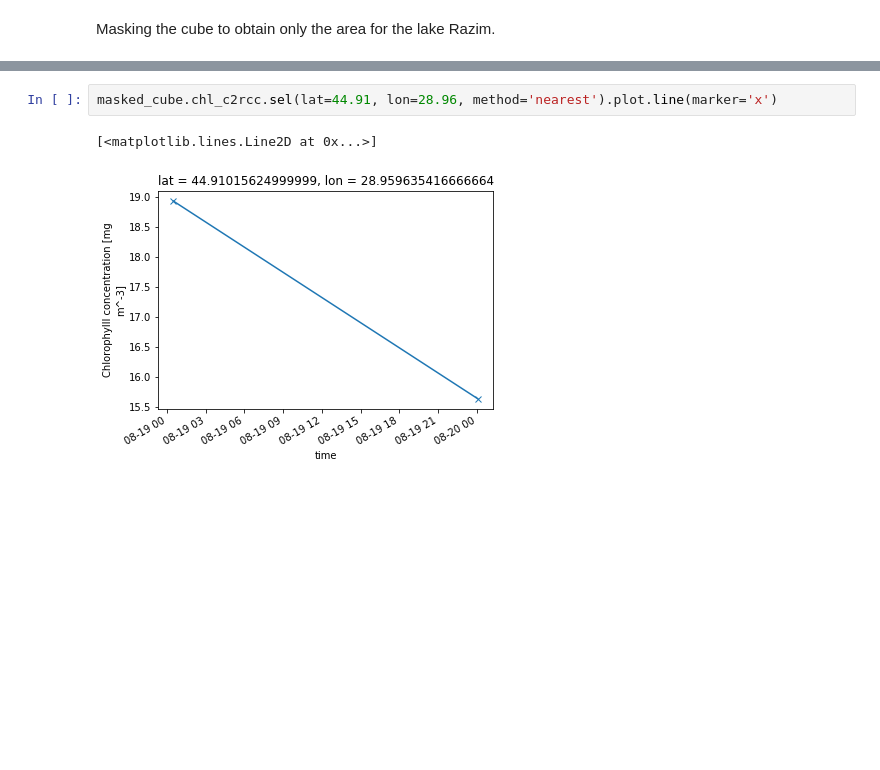
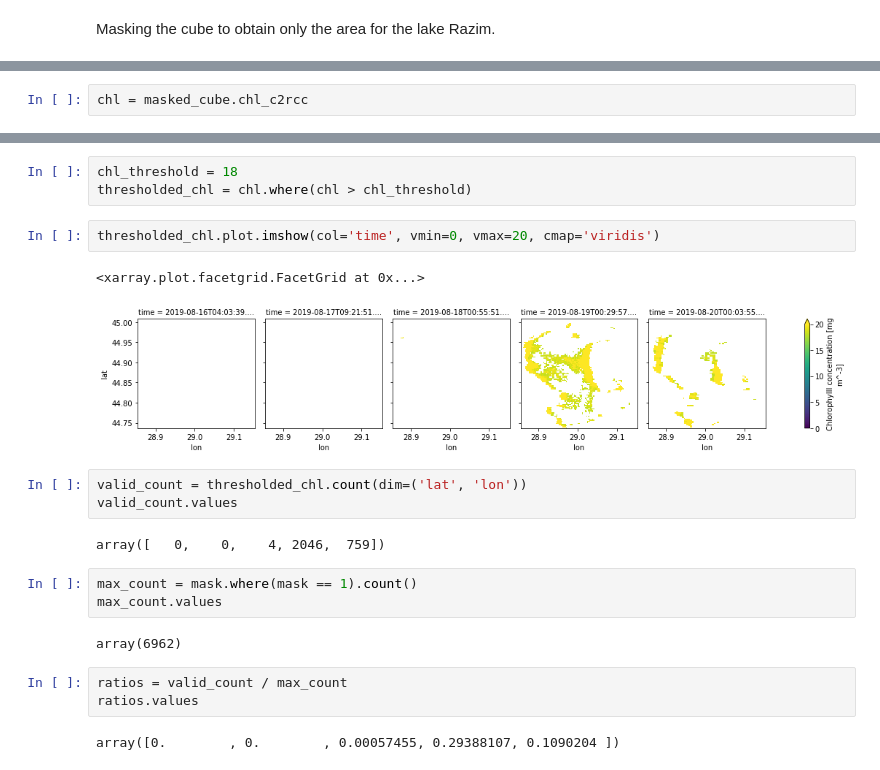
Before and after one commit to CyanoAlert/cyanoalert-regions, a Jupyter notebook: Demo/Demo.ipynb, the cells around one changed output, grey strips where cells are left out. Cells and saved outputs as stored; diff of their text form; blank space fills up the shorter version.

```diff
--- a/Demo/Demo.ipynb
+++ b/Demo/Demo.ipynb
@@ -69 +106,3 @@ Plotting chlorophyl from the masked cube for all time stamps.
+# %%
+chl = masked_cube.chl_c2rcc
 # %%
@@ -71,8 +110,26 @@ masked_cube.chl_c2rcc.plot.imshow(col='time', col_wrap=5, vmin=0, vmax=20, cmap=
 # %% [output]
 <xarray.plot.facetgrid.FacetGrid at 0x...>
 [figure]
-# %%
-masked_cube.chl_c2rcc.sel(lat=44.91, lon=28.96, method='nearest').plot.line(marker='x')
-# %% [output]
-[<matplotlib.lines.Line2D at 0x...>]
-[figure, removed]
+# %%
+chl_threshold = 18
+thresholded_chl = chl.where(chl > chl_threshold)
+# %%
+thresholded_chl.plot.imshow(col='time', vmin=0, vmax=20, cmap='viridis')
+# %% [output]
+<xarray.plot.facetgrid.FacetGrid at 0x...>
+[figure, added]
+# %%
+valid_count = thresholded_chl.count(dim=('lat', 'lon'))
+valid_count.values
+# %% [output]
+array([   0,    0,    4, 2046,  759])
+# %%
+max_count = mask.where(mask == 1).count()
+max_count.values
+# %% [output]
+array(6962)
+# %%
+ratios = valid_count / max_count
+ratios.values
+# %% [output]
+array([0.        , 0.        , 0.00057455, 0.29388107, 0.1090204 ])
```
Also changed, not shown: parts of 17 cells of this notebook.
